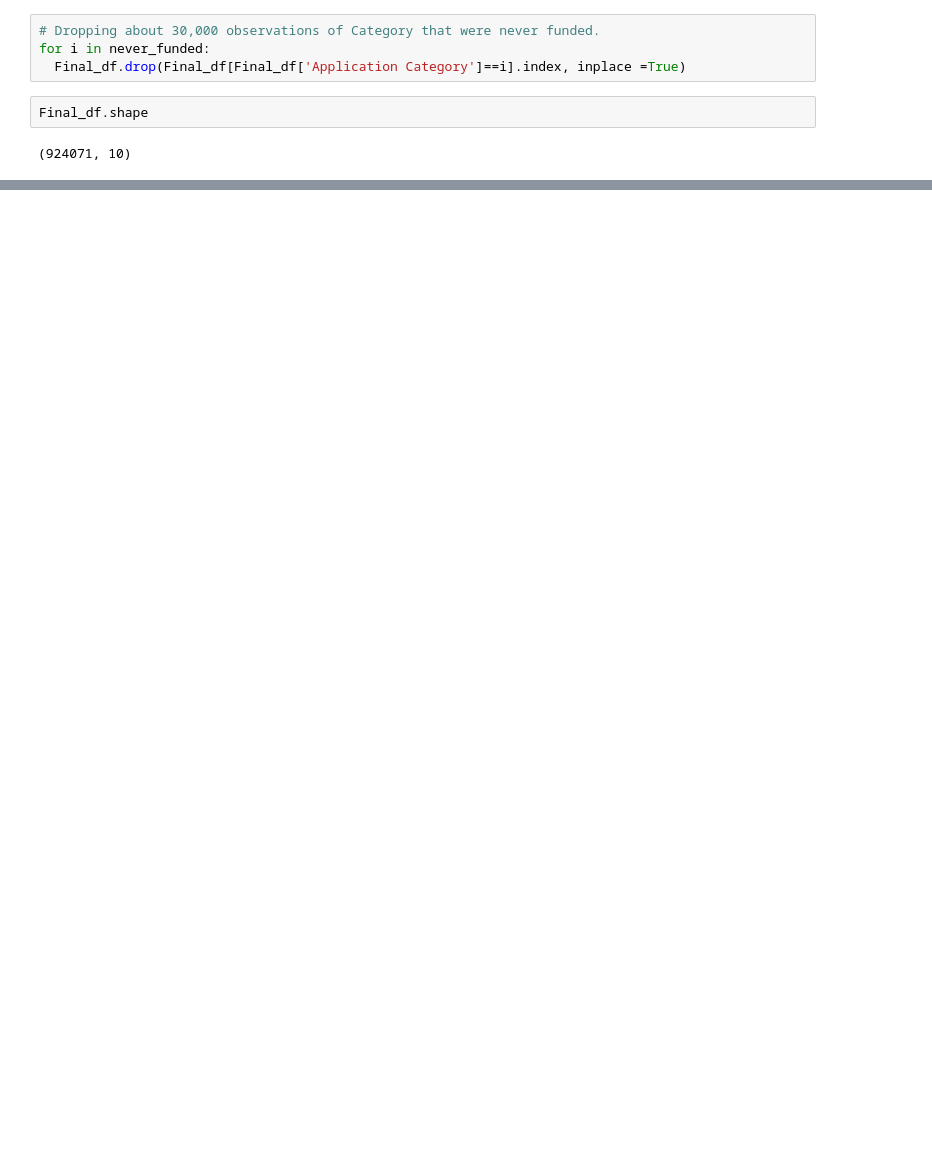
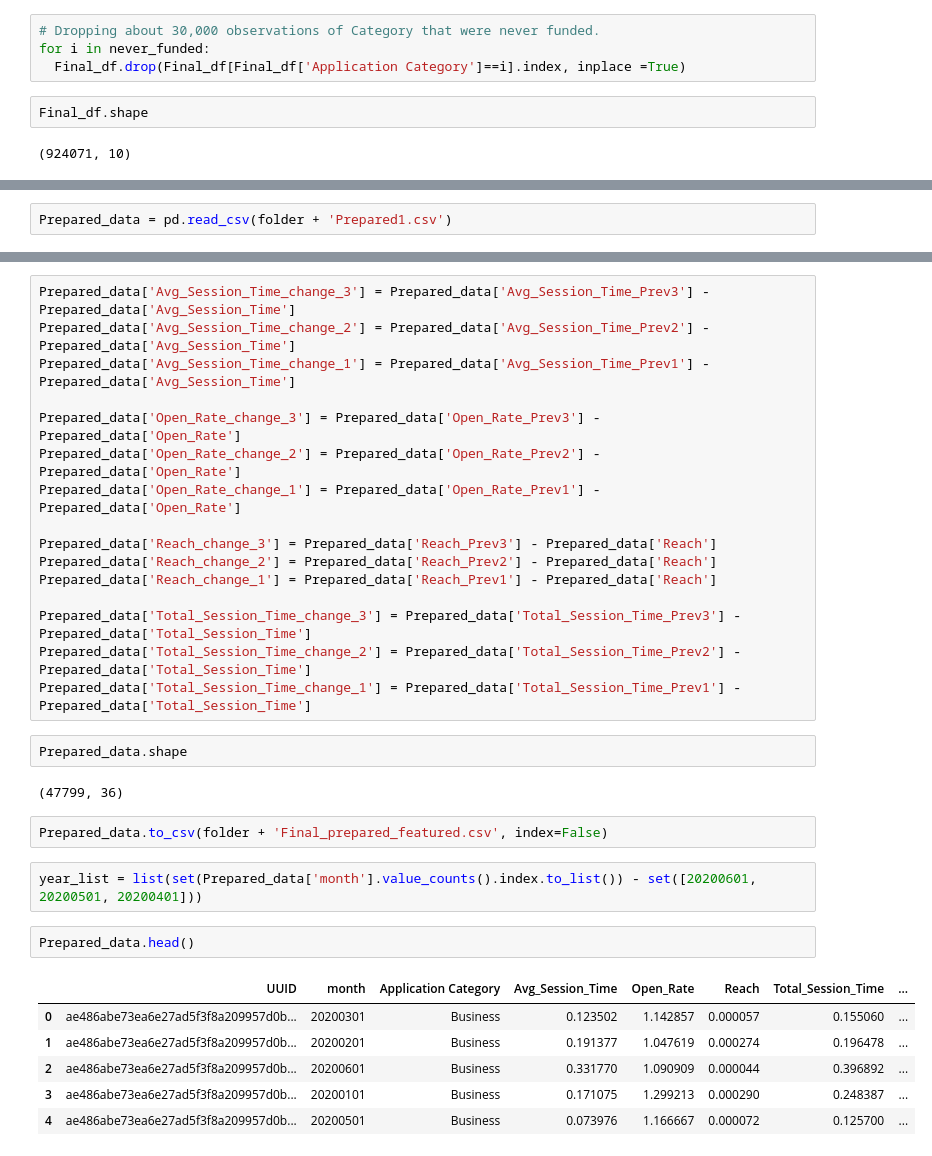
Before and after one commit to yagnik99/Funds-Prediction-for-a-Startup, a Jupyter notebook: Yagnik_Pandya_Capstone_Project_4_Startup_Funding_Prediction.ipynb, the cells around one changed output, grey strips where cells are left out. Drawn from its saved outputs; the diff is of its cells as text; blank space fills up the shorter version.

```diff
--- a/Yagnik_Pandya_Capstone_Project_4_Startup_Funding_Prediction.ipynb
+++ b/Yagnik_Pandya_Capstone_Project_4_Startup_Funding_Prediction.ipynb
@@ -623,0 +665,2 @@ Prev1_avg_Session
+# %%
+Prepared_data = pd.read_csv(folder + 'Prepared1.csv')
@@ -623,0 +685,33 @@ Prev1_avg_Session
+# %%
+Prepared_data['Avg_Session_Time_change_3'] = Prepared_data['Avg_Session_Time_Prev3'] - Prepared_data['Avg_Session_Time']
+Prepared_data['Avg_Session_Time_change_2'] = Prepared_data['Avg_Session_Time_Prev2'] - Prepared_data['Avg_Session_Time']
+Prepared_data['Avg_Session_Time_change_1'] = Prepared_data['Avg_Session_Time_Prev1'] - Prepared_data['Avg_Session_Time']
+
+Prepared_data['Open_Rate_change_3'] = Prepared_data['Open_Rate_Prev3'] - Prepared_data['Open_Rate']
+Prepared_data['Open_Rate_change_2'] = Prepared_data['Open_Rate_Prev2'] - Prepared_data['Open_Rate']
+Prepared_data['Open_Rate_change_1'] = Prepared_data['Open_Rate_Prev1'] - Prepared_data['Open_Rate']
+
+Prepared_data['Reach_change_3'] = Prepared_data['Reach_Prev3'] - Prepared_data['Reach']
+Prepared_data['Reach_change_2'] = Prepared_data['Reach_Prev2'] - Prepared_data['Reach']
+Prepared_data['Reach_change_1'] = Prepared_data['Reach_Prev1'] - Prepared_data['Reach']
+
+Prepared_data['Total_Session_Time_change_3'] = Prepared_data['Total_Session_Time_Prev3'] - Prepared_data['Total_Session_Time']
+Prepared_data['Total_Session_Time_change_2'] = Prepared_data['Total_Session_Time_Prev2'] - Prepared_data['Total_Session_Time']
+Prepared_data['Total_Session_Time_change_1'] = Prepared_data['Total_Session_Time_Prev1'] - Prepared_data['Total_Session_Time']
+# %%
+Prepared_data.shape
+# %% [output]
+(47799, 36)
+# %%
+Prepared_data.to_csv(folder + 'Final_prepared_featured.csv', index=False)
+# %%
+year_list = list(set(Prepared_data['month'].value_counts().index.to_list()) - set([20200601, 20200501, 20200401]))
+# %%
+Prepared_data.head()
+# %% [output]
+|  | UUID | month | Application Category | Avg_Session_Time | Open_Rate | Reach | Total_Session_Time | ... |
+| 0 | ae486abe73ea6e27ad5f3f8a209957d0b... | 20200301 | Business | 0.123502 | 1.142857 | 0.000057 | 0.155060 | ... |
+| 1 | ae486abe73ea6e27ad5f3f8a209957d0b... | 20200201 | Business | 0.191377 | 1.047619 | 0.000274 | 0.196478 | ... |
+| 2 | ae486abe73ea6e27ad5f3f8a209957d0b... | 20200601 | Business | 0.331770 | 1.090909 | 0.000044 | 0.396892 | ... |
+| 3 | ae486abe73ea6e27ad5f3f8a209957d0b... | 20200101 | Business | 0.171075 | 1.299213 | 0.000290 | 0.248387 | ... |
+| 4 | ae486abe73ea6e27ad5f3f8a209957d0b... | 20200501 | Business | 0.073976 | 1.166667 | 0.000072 | 0.125700 | ... |
```
Also changed, not shown: parts of 111 cells of this notebook.
